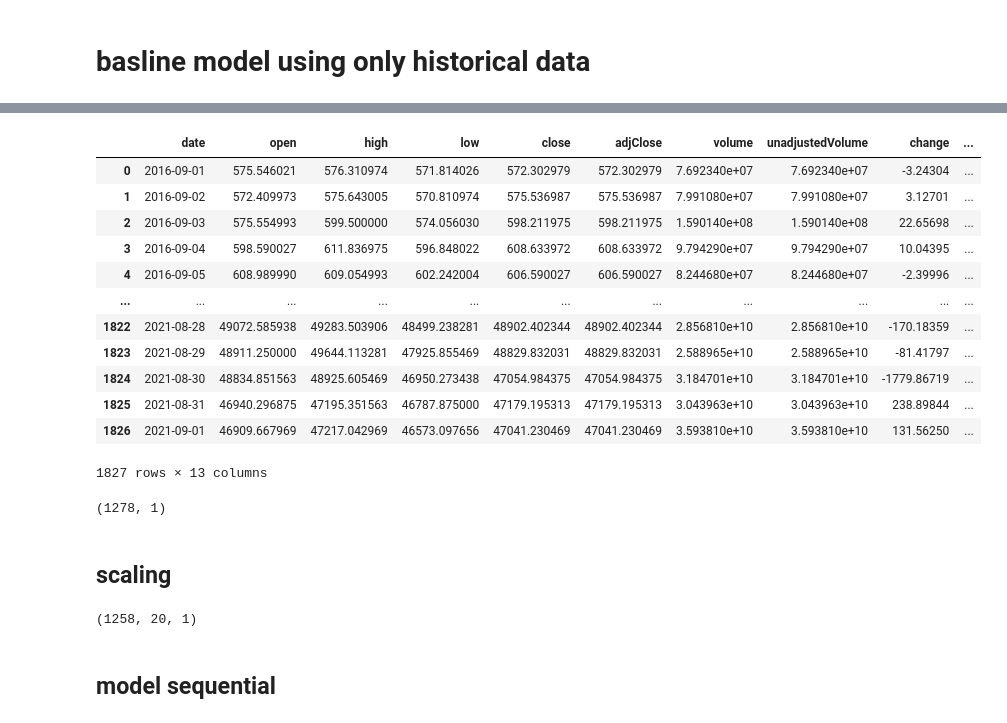
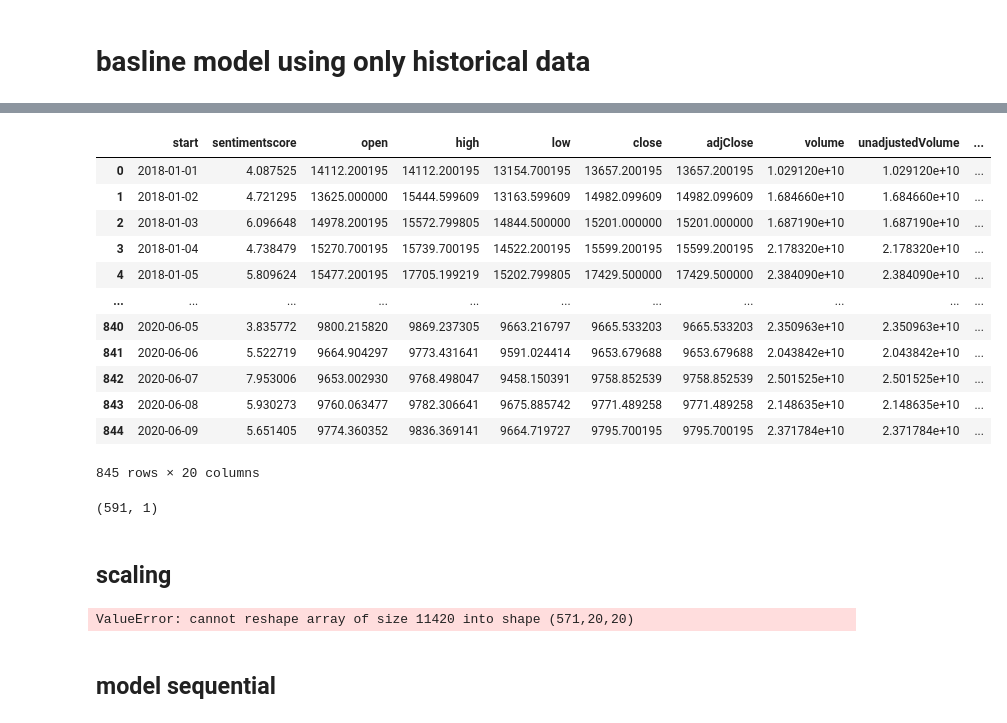
Before and after one commit to omarbelhaj99/cryptocurrency_trading, a Jupyter notebook: notebooks/Financialmodelingprep and LSTM.ipynb, the cells around one changed output, grey strips where cells are left out. Saved outputs shown, nothing was run; the diff lists cells and outputs as text; code cells hidden in the pictures.

```diff
--- a/notebooks/Financialmodelingprep and LSTM.ipynb
+++ b/notebooks/Financialmodelingprep and LSTM.ipynb
@@ -1,3 +3,6 @@
+# %%
+import pandas as pd
+almost_final_data = pd.read_csv('almost_final_data.csv')
 # %% [markdown]
 # scrapping daily bts prices
 # %%
@@ -65,21 +73,22 @@ from keras.callbacks import EarlyStopping
 # %%
-df=pd.read_csv('btsdaily')[::-1].reset_index()
-df=df.drop('index',axis=1)
+#df=pd.read_csv('btsdaily')[::-1].reset_index()
+#df=df.drop('index',axis=1)
+df = almost_final_data.drop(columns='Unnamed: 0')
 df
 # %% [output]
-|  | date | open | high | low | close | adjClose | volume | unadjustedVolume | change | ... |
-| 0 | 2016-09-01 | 575.546021 | 576.310974 | 571.814026 | 572.302979 | 572.302979 | 7.692340e+07 | 7.692340e+07 | -3.24304 | ... |
-| 1 | 2016-09-02 | 572.409973 | 575.643005 | 570.810974 | 575.536987 | 575.536987 | 7.991080e+07 | 7.991080e+07 | 3.12701 | ... |
-| 2 | 2016-09-03 | 575.554993 | 599.500000 | 574.056030 | 598.211975 | 598.211975 | 1.590140e+08 | 1.590140e+08 | 22.65698 | ... |
-| 3 | 2016-09-04 | 598.590027 | 611.836975 | 596.848022 | 608.633972 | 608.633972 | 9.794290e+07 | 9.794290e+07 | 10.04395 | ... |
-| 4 | 2016-09-05 | 608.989990 | 609.054993 | 602.242004 | 606.590027 | 606.590027 | 8.244680e+07 | 8.244680e+07 | -2.39996 | ... |
+|  | start | sentimentscore | open | high | low | close | adjClose | volume | unadjustedVolume | ... |
+| 0 | 2018-01-01 | 4.087525 | 14112.200195 | 14112.200195 | 13154.700195 | 13657.200195 | 13657.200195 | 1.029120e+10 | 1.029120e+10 | ... |
+| 1 | 2018-01-02 | 4.721295 | 13625.000000 | 15444.599609 | 13163.599609 | 14982.099609 | 14982.099609 | 1.684660e+10 | 1.684660e+10 | ... |
+| 2 | 2018-01-03 | 6.096648 | 14978.200195 | 15572.799805 | 14844.500000 | 15201.000000 | 15201.000000 | 1.687190e+10 | 1.687190e+10 | ... |
+| 3 | 2018-01-04 | 4.738479 | 15270.700195 | 15739.700195 | 14522.200195 | 15599.200195 | 15599.200195 | 2.178320e+10 | 2.178320e+10 | ... |
+| 4 | 2018-01-05 | 5.809624 | 15477.200195 | 17705.199219 | 15202.799805 | 17429.500000 | 17429.500000 | 2.384090e+10 | 2.384090e+10 | ... |
 | ... | ... | ... | ... | ... | ... | ... | ... | ... | ... | ... |
-| 1822 | 2021-08-28 | 49072.585938 | 49283.503906 | 48499.238281 | 48902.402344 | 48902.402344 | 2.856810e+10 | 2.856810e+10 | -170.18359 | ... |
-| 1823 | 2021-08-29 | 48911.250000 | 49644.113281 | 47925.855469 | 48829.832031 | 48829.832031 | 2.588965e+10 | 2.588965e+10 | -81.41797 | ... |
-| 1824 | 2021-08-30 | 48834.851563 | 48925.605469 | 46950.273438 | 47054.984375 | 47054.984375 | 3.184701e+10 | 3.184701e+10 | -1779.86719 | ... |
-| 1825 | 2021-08-31 | 46940.296875 | 47195.351563 | 46787.875000 | 47179.195313 | 47179.195313 | 3.043963e+10 | 3.043963e+10 | 238.89844 | ... |
-| 1826 | 2021-09-01 | 46909.667969 | 47217.042969 | 46573.097656 | 47041.230469 | 47041.230469 | 3.593810e+10 | 3.593810e+10 | 131.56250 | ... |
+| 840 | 2020-06-05 | 3.835772 | 9800.215820 | 9869.237305 | 9663.216797 | 9665.533203 | 9665.533203 | 2.350963e+10 | 2.350963e+10 | ... |
+| 841 | 2020-06-06 | 5.522719 | 9664.904297 | 9773.431641 | 9591.024414 | 9653.679688 | 9653.679688 | 2.043842e+10 | 2.043842e+10 | ... |
+| 842 | 2020-06-07 | 7.953006 | 9653.002930 | 9768.498047 | 9458.150391 | 9758.852539 | 9758.852539 | 2.501525e+10 | 2.501525e+10 | ... |
+| 843 | 2020-06-08 | 5.930273 | 9760.063477 | 9782.306641 | 9675.885742 | 9771.489258 | 9771.489258 | 2.148635e+10 | 2.148635e+10 | ... |
+| 844 | 2020-06-09 | 5.651405 | 9774.360352 | 9836.369141 | 9664.719727 | 9795.700195 | 9795.700195 | 2.371784e+10 | 2.371784e+10 | ... |
-1827 rows × 13 columns
+845 rows × 20 columns
 # %%
 training_split=0.7
 training_index=int(0.7*len(df))
@@ -89,7 +98,7 @@ test_set = df.iloc[training_index:, 1:2].values
 
 training_set.shape
 # %% [output]
-(1278, 1)
+(591, 1)
 # %% [markdown]
 ## scaling
 # %%
@@ -110,10 +119,10 @@ for i in range(timesteps, training_index):
     X_train.append(training_set_scaled[i-timesteps:i, 0])
     y_train.append(training_set_scaled[i, 0])
 X_train, y_train = np.array(X_train), np.array(y_train)
-X_train = np.reshape(X_train, (X_train.shape[0], X_train.shape[1], 1))
+X_train = np.reshape(X_train, (X_train.shape[0], X_train.shape[1], 20))
 X_train.shape
 # %% [output]
-(1258, 20, 1)
+ValueError: cannot reshape array of size 11420 into shape (571,20,20)
 # %% [markdown]
 ## model sequential
 # %%
```
Also changed, not shown: parts of 10 cells of this notebook, 3 other files.
